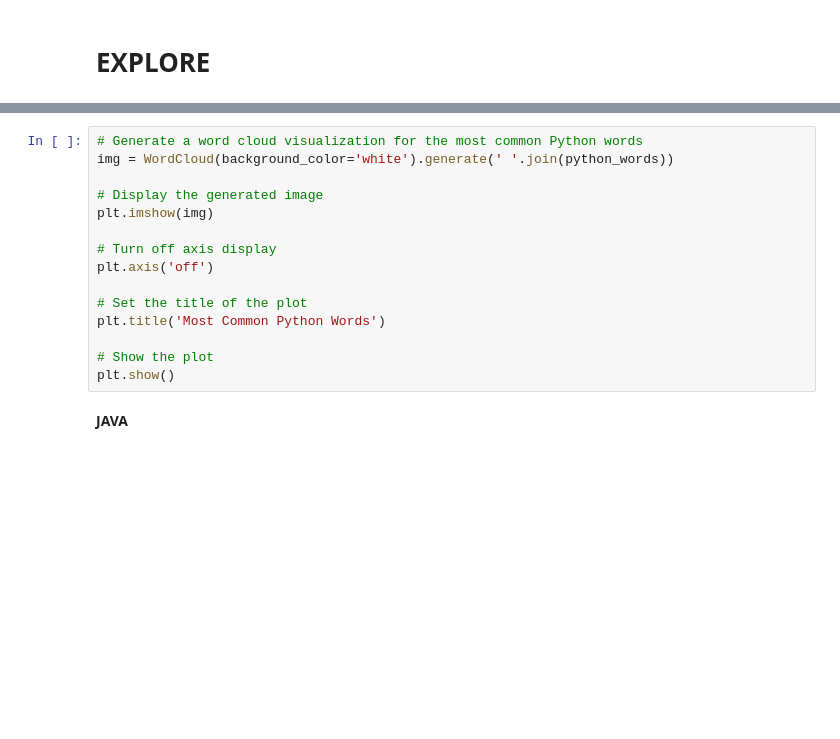
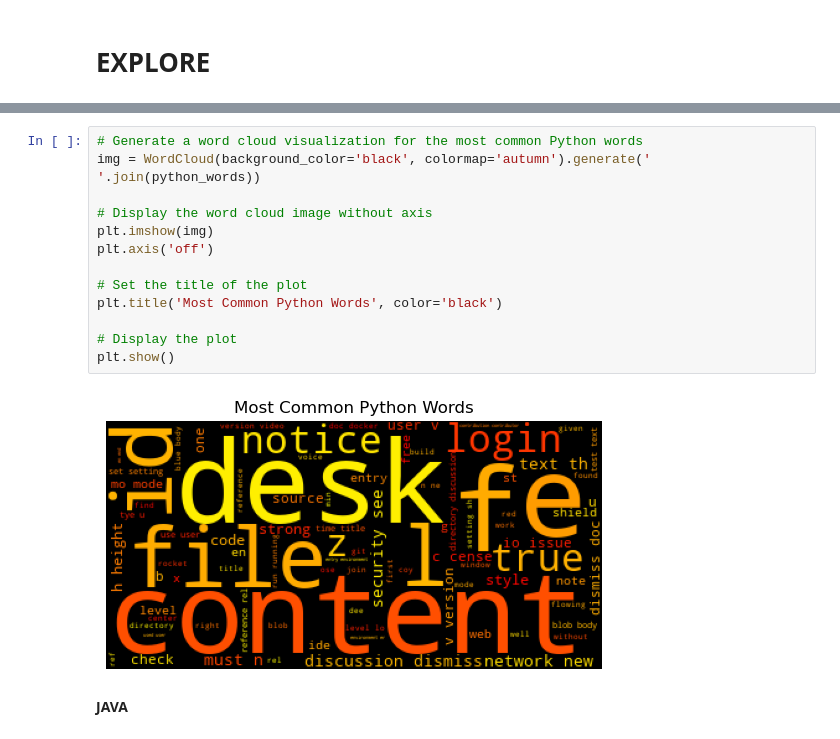
Before and after one commit to fork-your-repository/nlp-project, a Jupyter notebook: explore_ms.ipynb, the cells around one changed output, grey strips where cells are left out. Saved outputs shown, nothing was run; the diff lists cells and outputs as text; blank space fills up the shorter version.

```diff
--- a/explore_ms.ipynb
+++ b/explore_ms.ipynb
@@ -439,18 +584,18 @@ word_counts.python.sort_values(ascending=False).head(10)
 # %%
 # Generate a word cloud visualization for the most common Python words
-img = WordCloud(background_color='white').generate(' '.join(python_words))
+img = WordCloud(background_color='black', colormap='autumn').generate(' '.join(python_words))
 
-# Display the generated image
+# Display the word cloud image without axis
 plt.imshow(img)
-
-# Turn off axis display
 plt.axis('off')
 
 # Set the title of the plot
-plt.title('Most Common Python Words')
+plt.title('Most Common Python Words', color='black')
 
-# Show the plot
+# Display the plot
 plt.show()
+# %% [output]
+[figure, added]
 # %% [markdown]
 **JAVA**
 # %%
```
Also changed, not shown: parts of 69 cells of this notebook.
